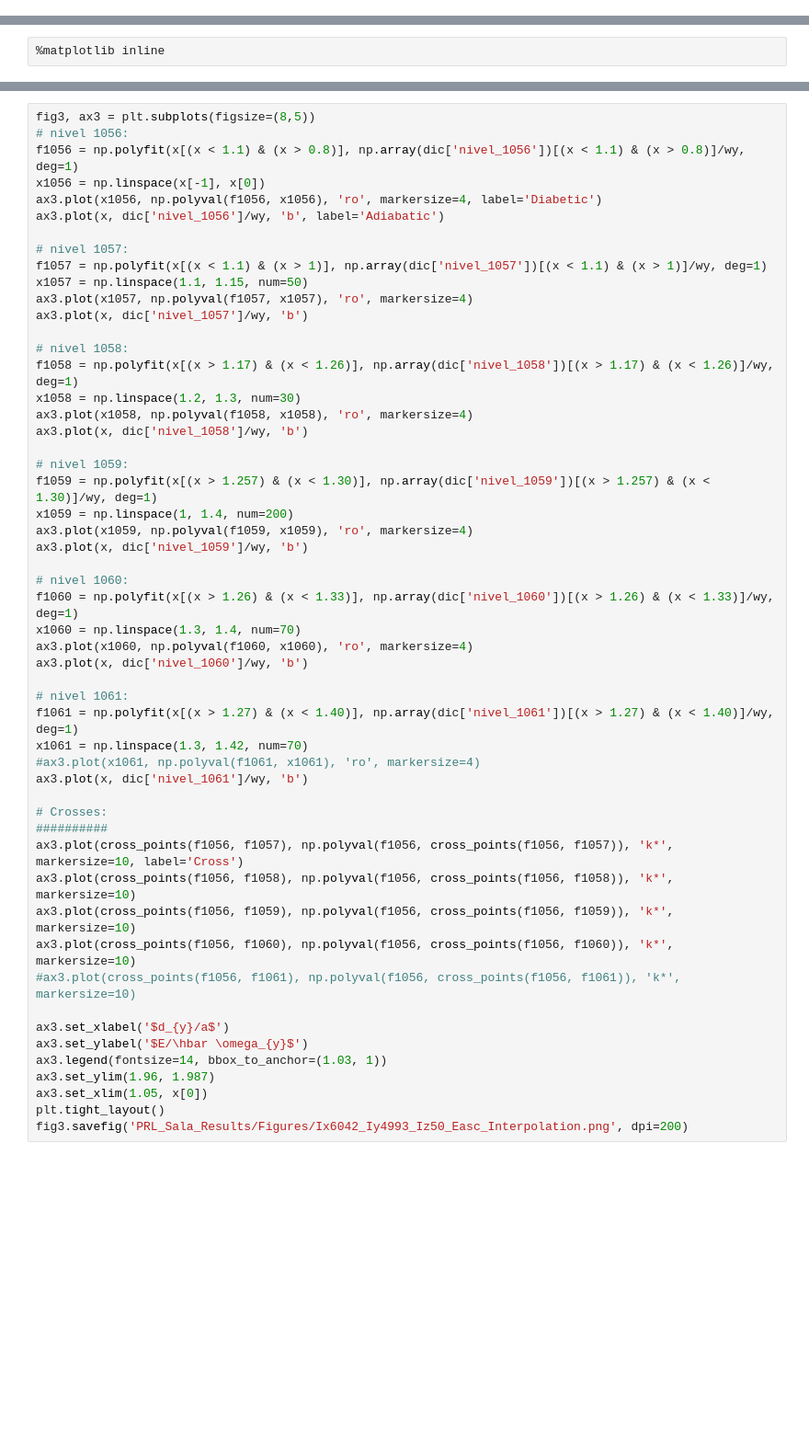
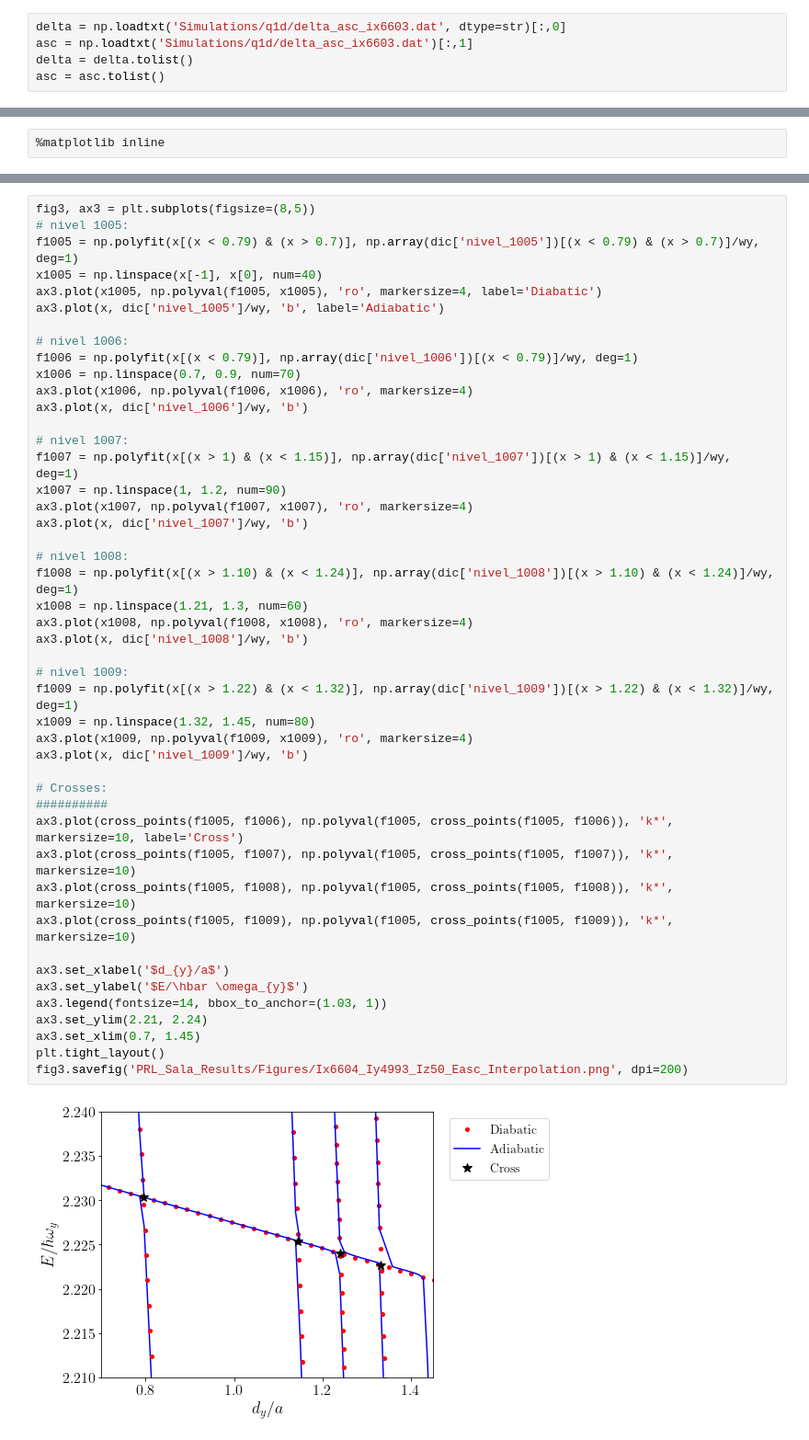
Before and after one commit to TsspGit/Ultracold_Atoms_src, a Jupyter notebook: Energies_Analysis_6604_4993_50.ipynb, the cells around one changed output, grey strips where cells are left out. Shown: that part at 92% size. Drawn from its saved outputs; the diff is of its cells as text; blank space fills up the shorter version.

```diff
--- a/Energies_Analysis_6604_4993_50.ipynb
+++ b/Energies_Analysis_6604_4993_50.ipynb
@@ -13,5 +13,10 @@ plt.rcParams['xtick.labelsize']=16
 plt.rcParams['ytick.labelsize']=16
 plt.rcParams['axes.labelsize']=18
 plt.rcParams['axes.titlesize']=18
+# %%
+delta = np.loadtxt('Simulations/q1d/delta_asc_ix6603.dat', dtype=str)[:,0]
+asc = np.loadtxt('Simulations/q1d/delta_asc_ix6603.dat')[:,1]
+delta = delta.tolist()
+asc = asc.tolist()
 # %%
 # Parameters and Constants:
@@ -110,53 +115,48 @@ plt.show()
 # %%
 fig3, ax3 = plt.subplots(figsize=(8,5))
-# nivel 1056:
-f1056 = np.polyfit(x[(x < 1.1) & (x > 0.8)], np.array(dic['nivel_1056'])[(x < 1.1) & (x > 0.8)]/wy, deg=1)
-x1056 = np.linspace(x[-1], x[0])
-ax3.plot(x1056, np.polyval(f1056, x1056), 'ro', markersize=4, label='Diabetic')
-ax3.plot(x, dic['nivel_1056']/wy, 'b', label='Adiabatic')
+# nivel 1005:
+f1005 = np.polyfit(x[(x < 0.79) & (x > 0.7)], np.array(dic['nivel_1005'])[(x < 0.79) & (x > 0.7)]/wy, deg=1)
+x1005 = np.linspace(x[-1], x[0], num=40)
+ax3.plot(x1005, np.polyval(f1005, x1005), 'ro', markersize=4, label='Diabatic')
+ax3.plot(x, dic['nivel_1005']/wy, 'b', label='Adiabatic')
 
-# nivel 1057:
-f1057 = np.polyfit(x[(x < 1.1) & (x > 1)], np.array(dic['nivel_1057'])[(x < 1.1) & (x > 1)]/wy, deg=1)
-x1057 = np.linspace(1.1, 1.15, num=50)
-ax3.plot(x1057, np.polyval(f1057, x1057), 'ro', markersize=4)
-ax3.plot(x, dic['nivel_1057']/wy, 'b')
+# nivel 1006:
+f1006 = np.polyfit(x[(x < 0.79)], np.array(dic['nivel_1006'])[(x < 0.79)]/wy, deg=1)
+x1006 = np.linspace(0.7, 0.9, num=70)
+ax3.plot(x1006, np.polyval(f1006, x1006), 'ro', markersize=4)
+ax3.plot(x, dic['nivel_1006']/wy, 'b')
 
-# nivel 1058:
-f1058 = np.polyfit(x[(x > 1.17) & (x < 1.26)], np.array(dic['nivel_1058'])[(x > 1.17) & (x < 1.26)]/wy, deg=1)
-x1058 = np.linspace(1.2, 1.3, num=30)
-ax3.plot(x1058, np.polyval(f1058, x1058), 'ro', markersize=4)
-ax3.plot(x, dic['nivel_1058']/wy, 'b')
+# nivel 1007:
+f1007 = np.polyfit(x[(x > 1) & (x < 1.15)], np.array(dic['nivel_1007'])[(x > 1) & (x < 1.15)]/wy, deg=1)
+x1007 = np.linspace(1, 1.2, num=90)
+ax3.plot(x1007, np.polyval(f1007, x1007), 'ro', markersize=4)
+ax3.plot(x, dic['nivel_1007']/wy, 'b')
 
-# nivel 1059:
-f1059 = np.polyfit(x[(x > 1.257) & (x < 1.30)], np.array(dic['nivel_1059'])[(x > 1.257) & (x < 1.30)]/wy, deg=1)
-x1059 = np.linspace(1, 1.4, num=200)
-ax3.plot(x1059, np.polyval(f1059, x1059), 'ro', markersize=4)
-ax3.plot(x, dic['nivel_1059']/wy, 'b')
+# nivel 1008:
+f1008 = np.polyfit(x[(x > 1.10) & (x < 1.24)], np.array(dic['nivel_1008'])[(x > 1.10) & (x < 1.24)]/wy, deg=1)
+x1008 = np.linspace(1.21, 1.3, num=60)
+ax3.plot(x1008, np.polyval(f1008, x1008), 'ro', markersize=4)
+ax3.plot(x, dic['nivel_1008']/wy, 'b')
 
-# nivel 1060:
-f1060 = np.polyfit(x[(x > 1.26) & (x < 1.33)], np.array(dic['nivel_1060'])[(x > 1.26) & (x < 1.33)]/wy, deg=1)
-x1060 = np.linspace(1.3, 1.4, num=70)
-ax3.plot(x1060, np.polyval(f1060, x1060), 'ro', markersize=4)
-ax3.plot(x, dic['nivel_1060']/wy, 'b')
-
-# nivel 1061:
-f1061 = np.polyfit(x[(x > 1.27) & (x < 1.40)], np.array(dic['nivel_1061'])[(x > 1.27) & (x < 1.40)]/wy, deg=1)
-x1061 = np.linspace(1.3, 1.42, num=70)
-#ax3.plot(x1061, np.polyval(f1061, x1061), 'ro', markersize=4)
-ax3.plot(x, dic['nivel_1061']/wy, 'b')
+# nivel 1009:
+f1009 = np.polyfit(x[(x > 1.22) & (x < 1.32)], np.array(dic['nivel_1009'])[(x > 1.22) & (x < 1.32)]/wy, deg=1)
+x1009 = np.linspace(1.32, 1.45, num=80)
+ax3.plot(x1009, np.polyval(f1009, x1009), 'ro', markersize=4)
+ax3.plot(x, dic['nivel_1009']/wy, 'b')
 
 # Crosses:
 ##########
-ax3.plot(cross_points(f1056, f1057), np.polyval(f1056, cross_points(f1056, f1057)), 'k*', markersize=10, label='Cross')
-ax3.plot(cross_points(f1056, f1058), np.polyval(f1056, cross_points(f1056, f1058)), 'k*', markersize=10)
-ax3.plot(cross_points(f1056, f1059), np.polyval(f1056, cross_points(f1056, f1059)), 'k*', markersize=10)
-ax3.plot(cross_points(f1056, f1060), np.polyval(f1056, cross_points(f1056, f1060)), 'k*', markersize=10)
-#ax3.plot(cross_points(f1056, f1061), np.polyval(f1056, cross_points(f1056, f1061)), 'k*', markersize=10)
+ax3.plot(cross_points(f1005, f1006), np.polyval(f1005, cross_points(f1005, f1006)), 'k*', markersize=10, label='Cross')
+ax3.plot(cross_points(f1005, f1007), np.polyval(f1005, cross_points(f1005, f1007)), 'k*', markersize=10)
+ax3.plot(cross_points(f1005, f1008), np.polyval(f1005, cross_points(f1005, f1008)), 'k*', markersize=10)
+ax3.plot(cross_points(f1005, f1009), np.polyval(f1005, cross_points(f1005, f1009)), 'k*', markersize=10)
 
 ax3.set_xlabel('$d_{y}/a$')
 ax3.set_ylabel('$E/\hbar \omega_{y}$')
 ax3.legend(fontsize=14, bbox_to_anchor=(1.03, 1))
-ax3.set_ylim(1.96, 1.987)
-ax3.set_xlim(1.05, x[0])
+ax3.set_ylim(2.21, 2.24)
+ax3.set_xlim(0.7, 1.45)
 plt.tight_layout()
-fig3.savefig('PRL_Sala_Results/Figures/Ix6042_Iy4993_Iz50_Easc_Interpolation.png', dpi=200)
+fig3.savefig('PRL_Sala_Results/Figures/Ix6604_Iy4993_Iz50_Easc_Interpolation.png', dpi=200)
+# %% [output]
+[figure, added]
```
Also changed, not shown: parts of 15 cells of this notebook, 19 other files.
